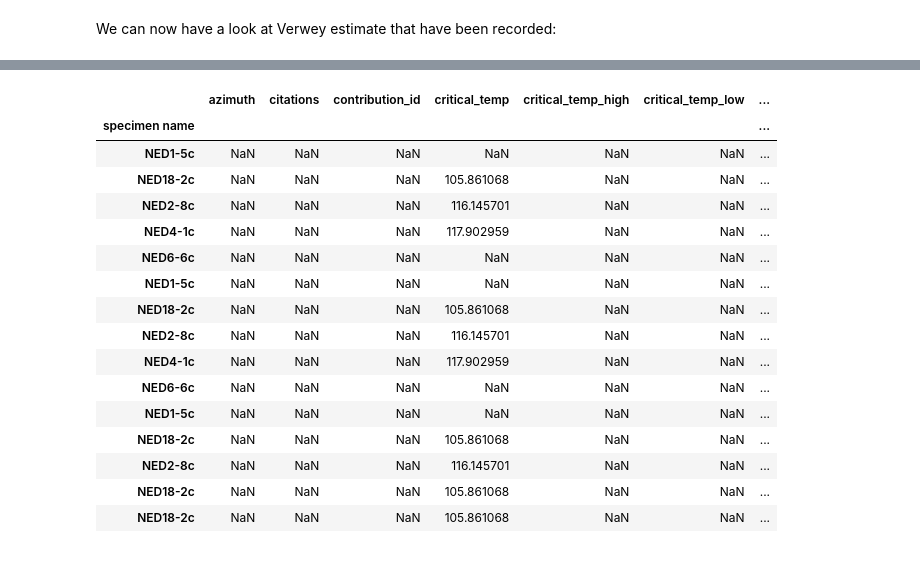
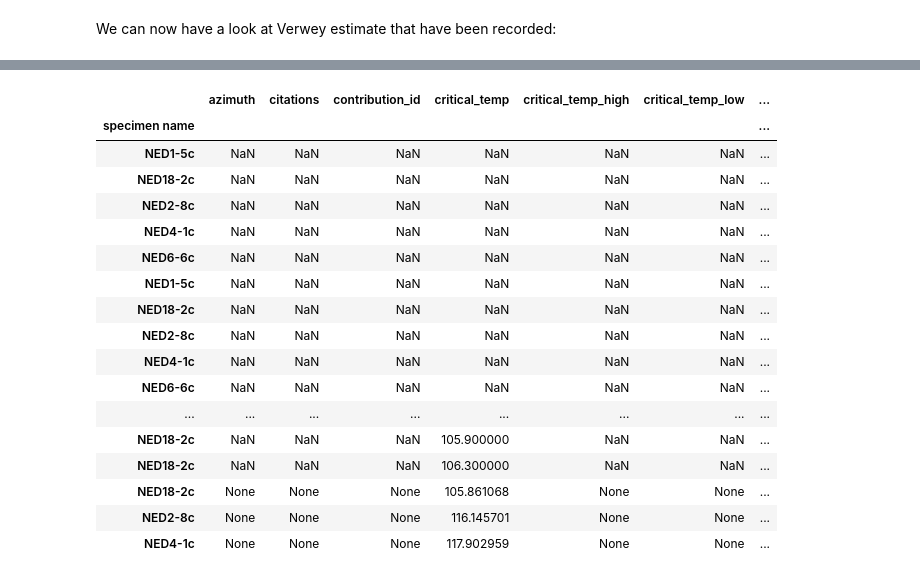
Before and after one commit to PmagPy/RockmagPy-notebooks, a Jupyter notebook: MPMS_verwey_fit.ipynb, the cells around one changed output, grey strips where cells are left out. Drawn from its saved outputs; the diff is of its cells as text; code cells hidden in the pictures.

```diff
--- a/MPMS_verwey_fit.ipynb
+++ b/MPMS_verwey_fit.ipynb
@@ -220,28 +225,52 @@ are being written to multiple rows in the below approach*
-# %%
-specimens = contribution.tables['specimens'].df
-
-for index, row in verwey_estimates.iterrows():
-    specimen_name = row['specimen']
-    verwey_temp = row['verwey_temp']
-    specimens.loc[specimen_name, 'critical_temp'] = verwey_temp
-    specimens.loc[specimen_name, 'critical_temp_type'] = 'Verwey'
-
-specimens
-# %% [output]
-|  | azimuth | citations | contribution_id | critical_temp | critical_temp_high | critical_temp_low | ... |
-| specimen name |  |  |  |  |  |  | ... |
-| NED1-5c | NaN | NaN | NaN | NaN | NaN | NaN | ... |
-| NED18-2c | NaN | NaN | NaN | 105.861068 | NaN | NaN | ... |
-| NED2-8c | NaN | NaN | NaN | 116.145701 | NaN | NaN | ... |
-| NED4-1c | NaN | NaN | NaN | 117.902959 | NaN | NaN | ... |
-| NED6-6c | NaN | NaN | NaN | NaN | NaN | NaN | ... |
-| NED1-5c | NaN | NaN | NaN | NaN | NaN | NaN | ... |
-| NED18-2c | NaN | NaN | NaN | 105.861068 | NaN | NaN | ... |
-| NED2-8c | NaN | NaN | NaN | 116.145701 | NaN | NaN | ... |
-| NED4-1c | NaN | NaN | NaN | 117.902959 | NaN | NaN | ... |
-| NED6-6c | NaN | NaN | NaN | NaN | NaN | NaN | ... |
-| NED1-5c | NaN | NaN | NaN | NaN | NaN | NaN | ... |
-| NED18-2c | NaN | NaN | NaN | 105.861068 | NaN | NaN | ... |
-| NED2-8c | NaN | NaN | NaN | 116.145701 | NaN | NaN | ... |
-| NED18-2c | NaN | NaN | NaN | 105.861068 | NaN | NaN | ... |
-| NED18-2c | NaN | NaN | NaN | 105.861068 | NaN | NaN | ... |
+# %%
+for n in range(0,len(verwey_estimates_and_params)):
+
+    entry = verwey_estimates_and_params[n]
+
+    entry['description'] = 'calculated using MPMS_verwey_fit.ipynb with parameters'
+
+    # Specify the keys to append to the description and then remove
+    keys_to_include = [
+        't_range_background_min',
+        't_range_background_max',
+        'excluded_t_min',
+        'excluded_t_max',
+        'poly_deg',
+    ]
+
+    # Update the description by appending selected key-value pairs
+    for key in keys_to_include:
+        entry['description'] += f', {key}: {entry[key]}'
+
+    # Remove the keys that were added to the description
+    for key in keys_to_include:
+        del entry[key]
+
+    df = contribution.tables['specimens'].df
+    sample = df.loc[df['specimen'] == entry['specimen'], 'sample'].iloc[0]
+    weight = df.loc[df['specimen'] == entry['specimen'], 'weight'].iloc[0]
+    entry['sample'] = sample
+    entry['weight'] = weight
+
+    contribution.tables['specimens'].add_row(entry['specimen'],verwey_estimates_and_params[n])
+# %%
+contribution.tables['specimens'].df
+# %% [output]
+|  | azimuth | citations | contribution_id | critical_temp | critical_temp_high | critical_temp_low | ... |
+| specimen name |  |  |  |  |  |  | ... |
+| NED1-5c | NaN | NaN | NaN | NaN | NaN | NaN | ... |
+| NED18-2c | NaN | NaN | NaN | NaN | NaN | NaN | ... |
+| NED2-8c | NaN | NaN | NaN | NaN | NaN | NaN | ... |
+| NED4-1c | NaN | NaN | NaN | NaN | NaN | NaN | ... |
+| NED6-6c | NaN | NaN | NaN | NaN | NaN | NaN | ... |
+| NED1-5c | NaN | NaN | NaN | NaN | NaN | NaN | ... |
+| NED18-2c | NaN | NaN | NaN | NaN | NaN | NaN | ... |
+| NED2-8c | NaN | NaN | NaN | NaN | NaN | NaN | ... |
+| NED4-1c | NaN | NaN | NaN | NaN | NaN | NaN | ... |
+| NED6-6c | NaN | NaN | NaN | NaN | NaN | NaN | ... |
+| ... | ... | ... | ... | ... | ... | ... | ... |
+| NED18-2c | NaN | NaN | NaN | 105.900000 | NaN | NaN | ... |
+| NED18-2c | NaN | NaN | NaN | 106.300000 | NaN | NaN | ... |
+| NED18-2c | None | None | None | 105.861068 | None | None | ... |
+| NED2-8c | None | None | None | 116.145701 | None | None | ... |
+| NED4-1c | None | None | None | 117.902959 | None | None | ... |
```
Also changed, not shown: parts of 5 cells of this notebook.
